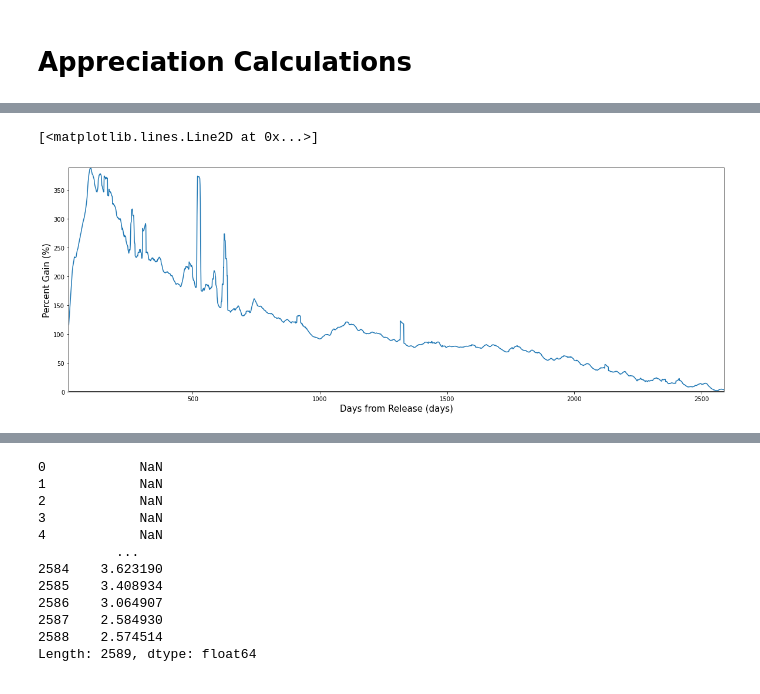
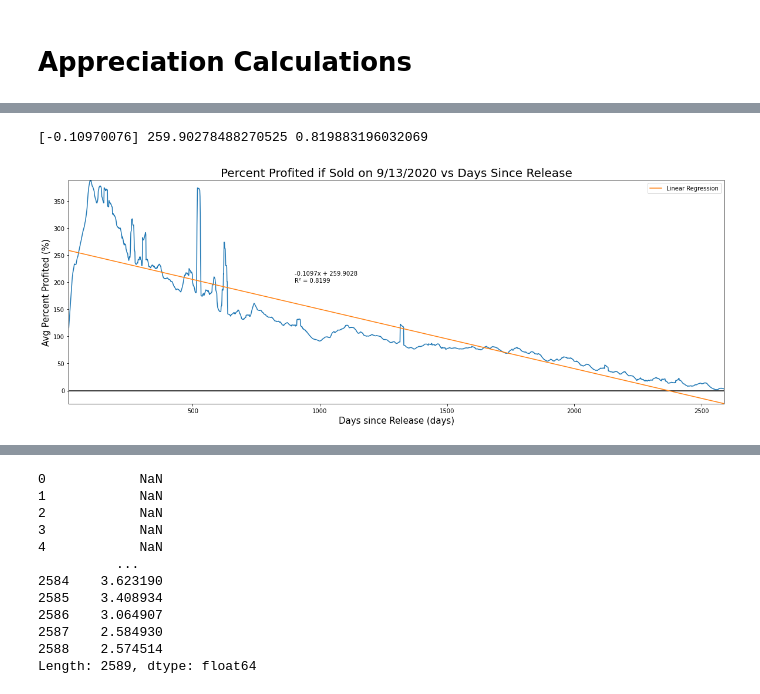
Before and after one commit to whuang37/csgo-market, a Jupyter notebook: data_analysis.ipynb, the cells around one changed output, grey strips where cells are left out. Drawn from its saved outputs; the diff is of its cells as text; code cells hidden in the pictures.

```diff
--- a/data_analysis.ipynb
+++ b/data_analysis.ipynb
@@ -88,0 +94,9 @@ skins_price
+# %%
+# dataframe of skin prices with knives only included
+skins_price = skins.loc[:, idx[:, "Price"]]
+skins_price.insert(loc = 0, value = skins["Quality"], column = "Quality")
+skins_price = skins_price[(skins_price["Quality"] == "Extraordinary") | (skins_price["Quality"] == "Covert")]
+skins_price = skins_price.drop(columns = ["Quality"], axis = 1)
+skins_price.columns = skins_price.columns.droplevel(1)
+skins_price.columns = pd.to_datetime(skins_price.columns)
+skins_price
@@ -150,5 +237,3 @@ plt.savefig("graphs/dailyvol_time.png")
 # Appreciation Calculations
 # %%
 appreciation_dates = skins_price.apply(lambda x: pd.Series(x.loc[x.first_valid_index():].values), axis = 1)
-appreciation_dates = appreciation_dates
-appreciation_dates
@@ -217,14 +304,28 @@ plt.plot(decrease)
 # %%
 # calculating potential profits if bought and held to this day
 profits = (-appreciation_dates.sub(last_dates, axis = 0).div(appreciation_dates) * 100).mean().rolling(14).mean()
 
+y = np.array(profits.dropna())
+x = np.array(profits.dropna().index).reshape((-1,1))
+
+# linear regression
+model = LinearRegression().fit(x,y)
+print(model.coef_, model.intercept_, model.score(x,y))
+x_coord = profits.dropna().index
+y_coord = model.coef_[0] * x + model.intercept_
+
 plt.figure(figsize = (20,7))
+plt.plot(profits)
 plt.margins(0)
 plt.axhline(0, color = "black")
-plt.xlabel("Days from Release (days)", size = 15)
-plt.ylabel("Percent Gain (%)", size = 15)
-plt.plot(profits)
-# plt.savefig("graphs/percentgain.png")
+plt.plot(x_coord, y_coord, label = "Linear Regression")
+plt.xlabel("Days since Release (days)", size = 15)
+plt.ylabel("Avg Percent Profited (%)", size = 15)
+plt.title("Percent Profited if Sold on 9/13/2020 vs Days Since Release", size = 20)
+plt.annotate(text = f"{round(model.coef_[0],4)}x + {round(model.intercept_, 4)}\nR² = {round(model.score(x,y), 4)}", xy = (900, 200))
+plt.legend()
+
+plt.savefig("graphs/percentgain.png")
 # %% [output]
-[<matplotlib.lines.Line2D at 0x...>]
+[-0.10970076] 259.90278488270525 0.819883196032069
-[figure, old version]
+[figure, new version]
```
Also changed, not shown: parts of 35 cells of this notebook, 1 other file.
